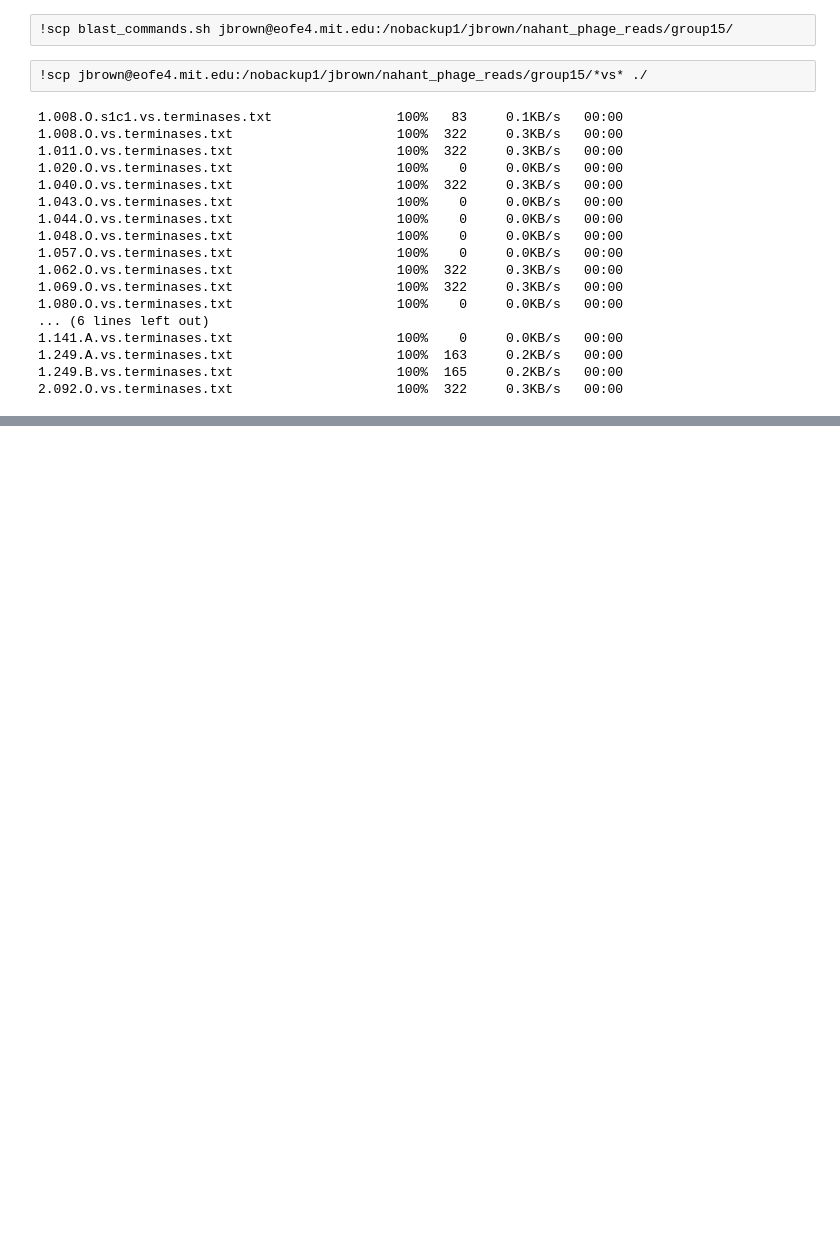
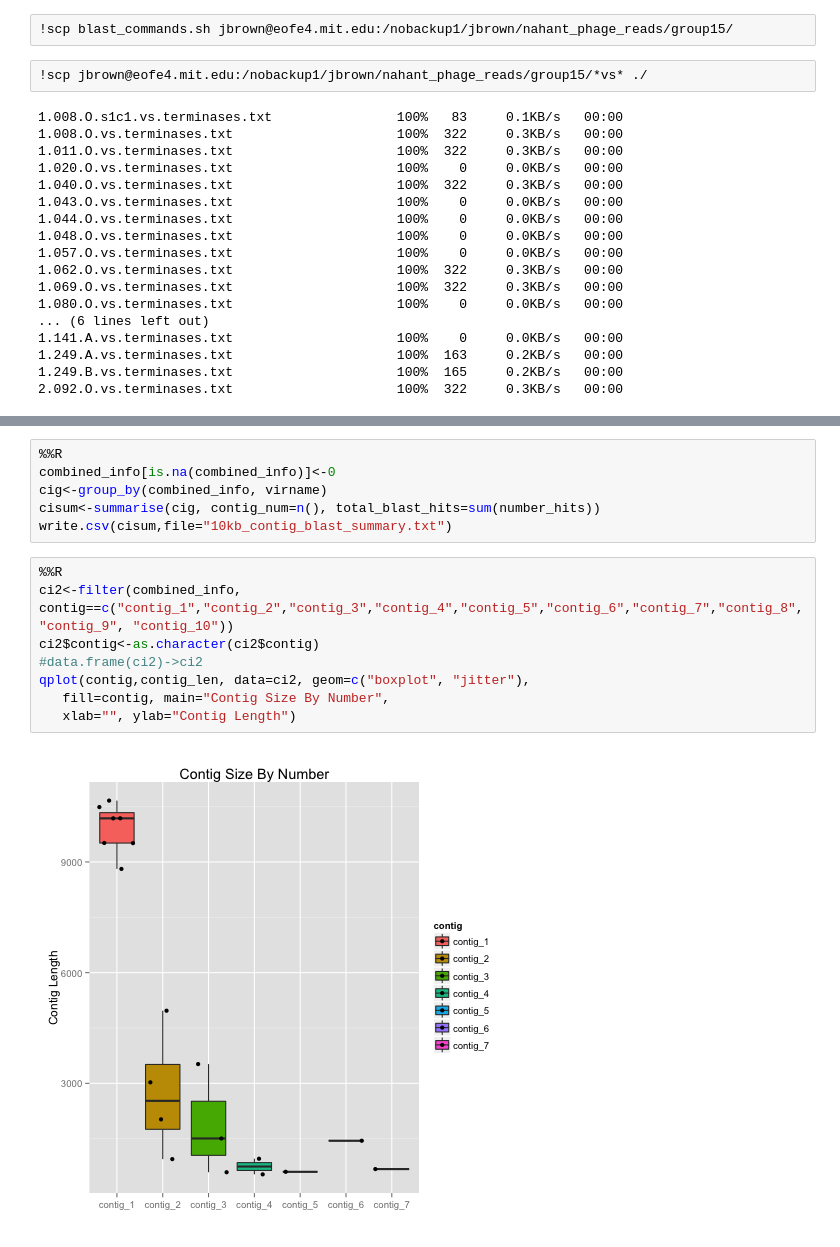
Before and after one commit to juliambrosman/nahant-genome-rearrangement, a Jupyter notebook: Group15.ipynb, the cells around one changed output, grey strips where cells are left out. Cells and saved outputs as stored; diff of their text form; blank space fills up the shorter version.

```diff
--- a/Group15.ipynb
+++ b/Group15.ipynb
@@ -377,0 +521,16 @@ contig_1        gi|726142719|gb|KHF13395.1|     42.22   45      25      1
+# %%
+%%R
+combined_info[is.na(combined_info)]<-0
+cig<-group_by(combined_info, virname)
+cisum<-summarise(cig, contig_num=n(), total_blast_hits=sum(number_hits))
+write.csv(cisum,file="10kb_contig_blast_summary.txt")
+# %%
+%%R
+ci2<-filter(combined_info, contig==c("contig_1","contig_2","contig_3","contig_4","contig_5","contig_6","contig_7","contig_8","contig_9", "contig_10"))
+ci2$contig<-as.character(ci2$contig)
+#data.frame(ci2)->ci2
+qplot(contig,contig_len, data=ci2, geom=c("boxplot", "jitter"),
+   fill=contig, main="Contig Size By Number",
+   xlab="", ylab="Contig Length")
+# %% [output]
+[figure, added]
```
Also changed, not shown: parts of 28 cells of this notebook, 4 other files.
